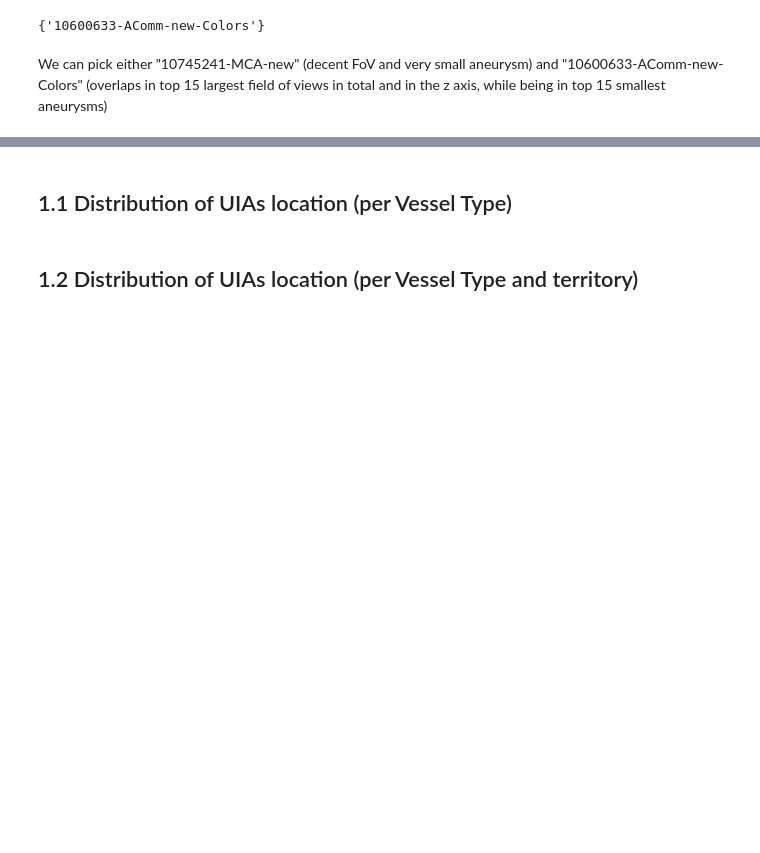
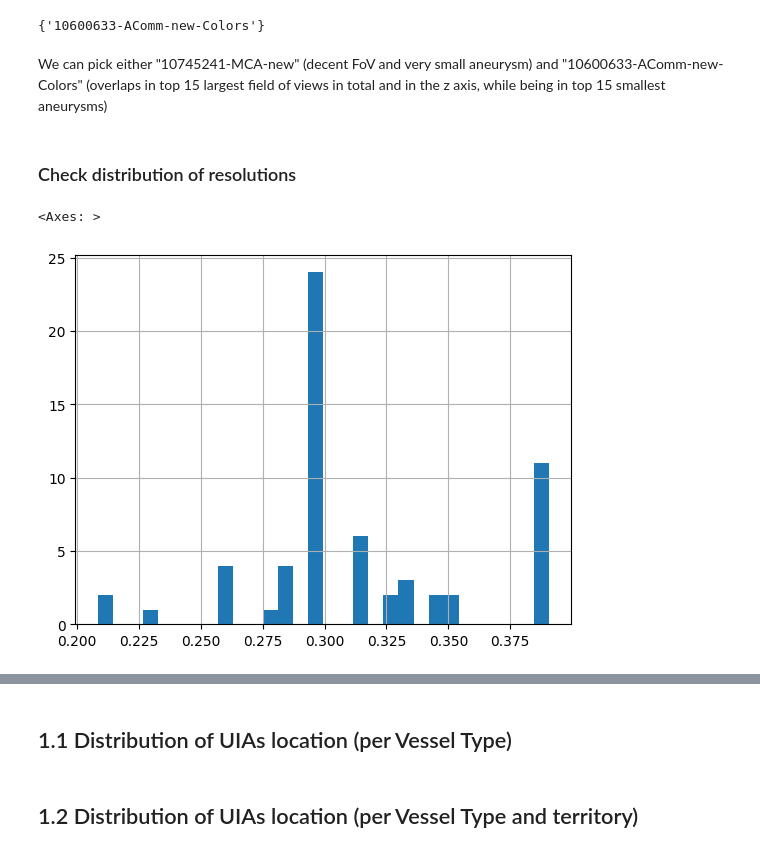
Before and after one commit to JdbermeoUZH/MastersThesisUIASegmentation, a Jupyter notebook: notebooks/USZ_dataset/01-dataset-description/01-EDA on UIAs.ipynb, the cells around one changed output, grey strips where cells are left out. Drawn from its saved outputs; the diff is of its cells as text; code cells hidden in the pictures; blank space fills up the shorter version.

```diff
--- a/notebooks/USZ_dataset/01-dataset-description/01-EDA on UIAs.ipynb
+++ b/notebooks/USZ_dataset/01-dataset-description/01-EDA on UIAs.ipynb
@@ -83,6 +83,8 @@ processing image:  11137190_NM_MA_NEW
 basic_desc_df = pd.DataFrame(basic_desc).set_index('img_name')
 basic_desc_df['total_fov'] = basic_desc_df[['y_fov', 'x_fov', 'z_fov']].agg(np.multiply.reduce, axis=1)
 basic_desc_df.to_csv('basic_info_USZ_dataset.csv')
+# %%
+basic_desc_df = pd.read_csv('basic_info_USZ_dataset.csv', index_col='img_name')
 # %%
 basic_desc_df.in_train.value_counts()
 # %% [output]
@@ -158,3 +160,10 @@ set(larges_fov_df.index).intersection(set(smallest_aneurysms_df.index))
 {'10600633-AComm-new-Colors'}
 # %% [markdown]
 We can pick either "10745241-MCA-new" (decent FoV and very small aneurysm) and "10600633-AComm-new-Colors" (overlaps in top 15 largest field of views in total and in the z axis, while being in top 15 smallest aneurysms)
+# %% [markdown]
+### Check distribution of resolutions
+# %%
+basic_desc_df.x_size.hist(bins=30)
+# %% [output]
+<Axes: >
+[figure, added]
```
Also changed, not shown: parts of 2 cells of this notebook, 7 other files.
